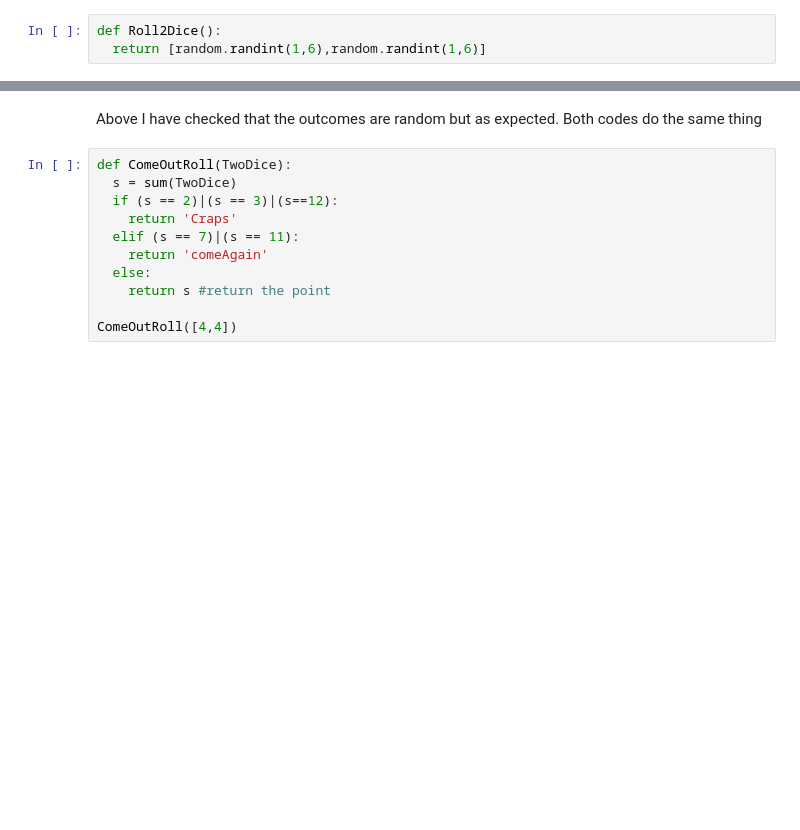
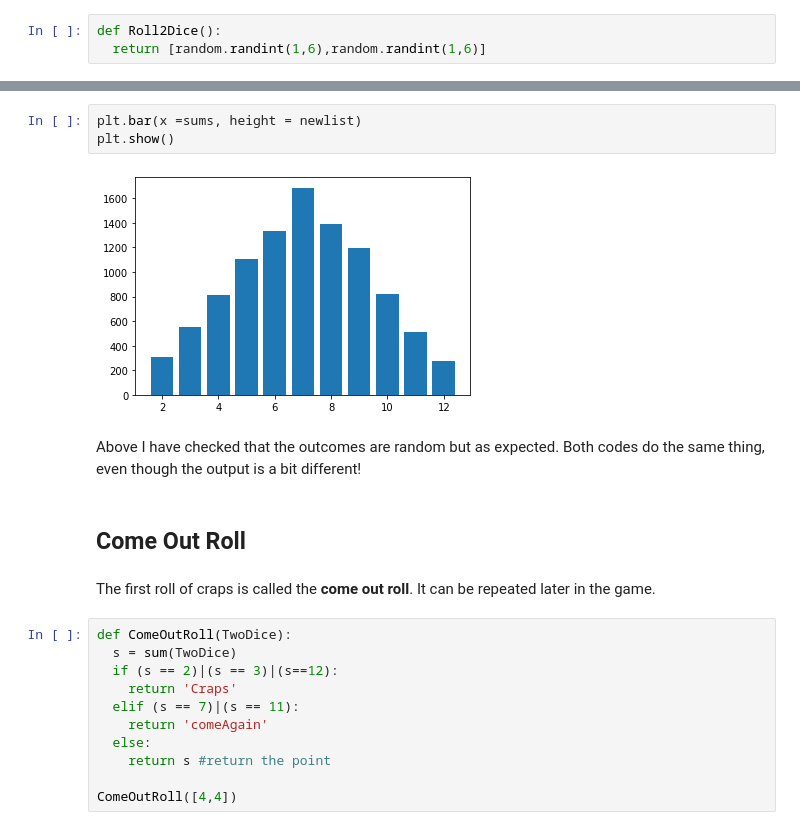
Before and after one commit to nurfnick/Mathematical_Musings, a Jupyter notebook: CrapsSimulator.ipynb, the cells around one changed output, grey strips where cells are left out. Saved outputs shown, nothing was run; the diff lists cells and outputs as text; blank space fills up the shorter version.

```diff
--- a/CrapsSimulator.ipynb
+++ b/CrapsSimulator.ipynb
@@ -56,5 +85,14 @@ newlist
+# %%
+plt.bar(x =sums, height = newlist)
+plt.show()
+# %% [output]
+[figure, added]
 # %% [markdown]
-Above I have checked that the outcomes are random but as expected.  Both codes do the same thing
+Above I have checked that the outcomes are random but as expected.  Both codes do the same thing, even though the output is a bit different!
+# %% [markdown]
+## Come Out Roll
+# %% [markdown]
+The first roll of craps is called the **come out roll**.  It can be repeated later in the game.
 # %%
 def ComeOutRoll(TwoDice):
   s = sum(TwoDice)
```
Also changed, not shown: parts of 11 cells of this notebook.
